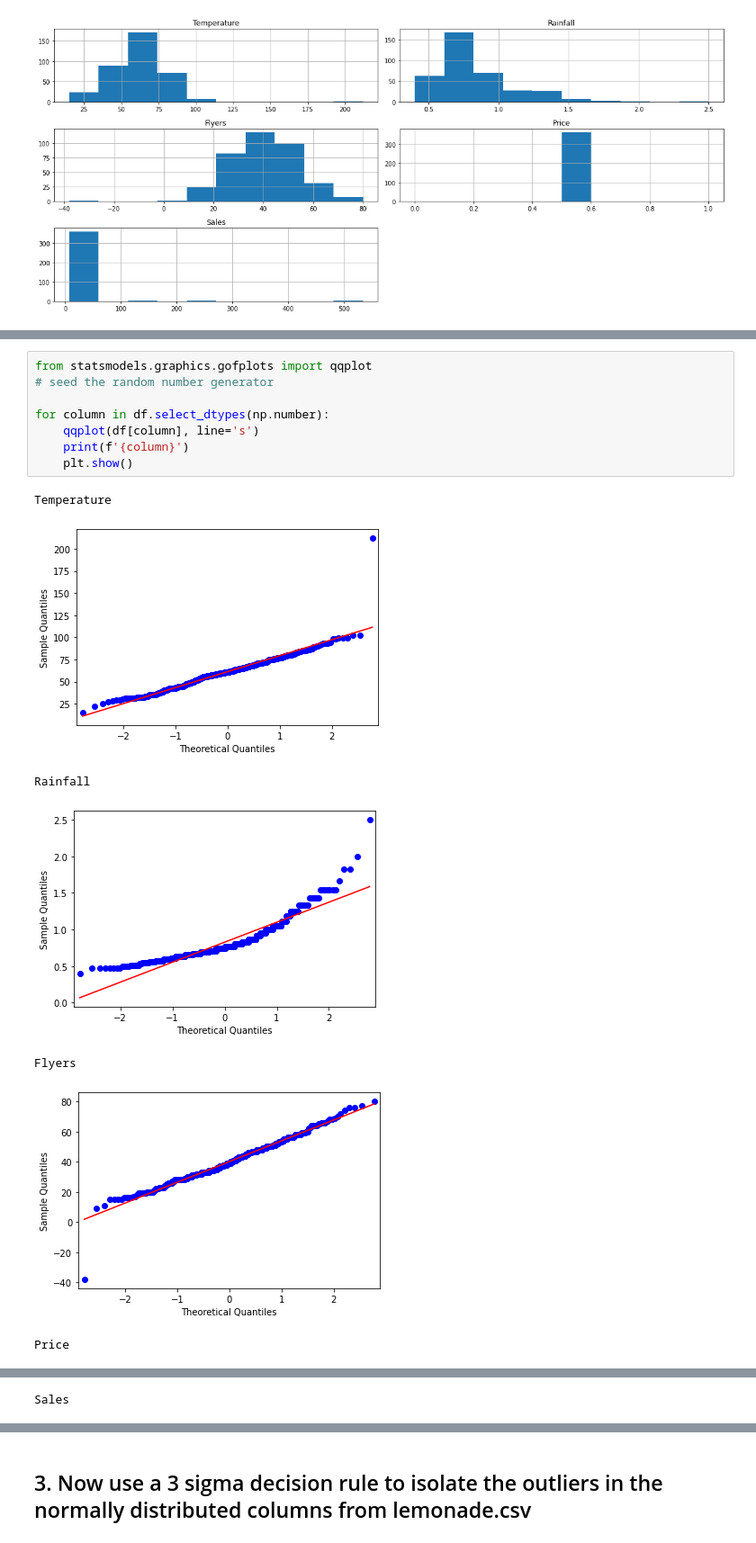
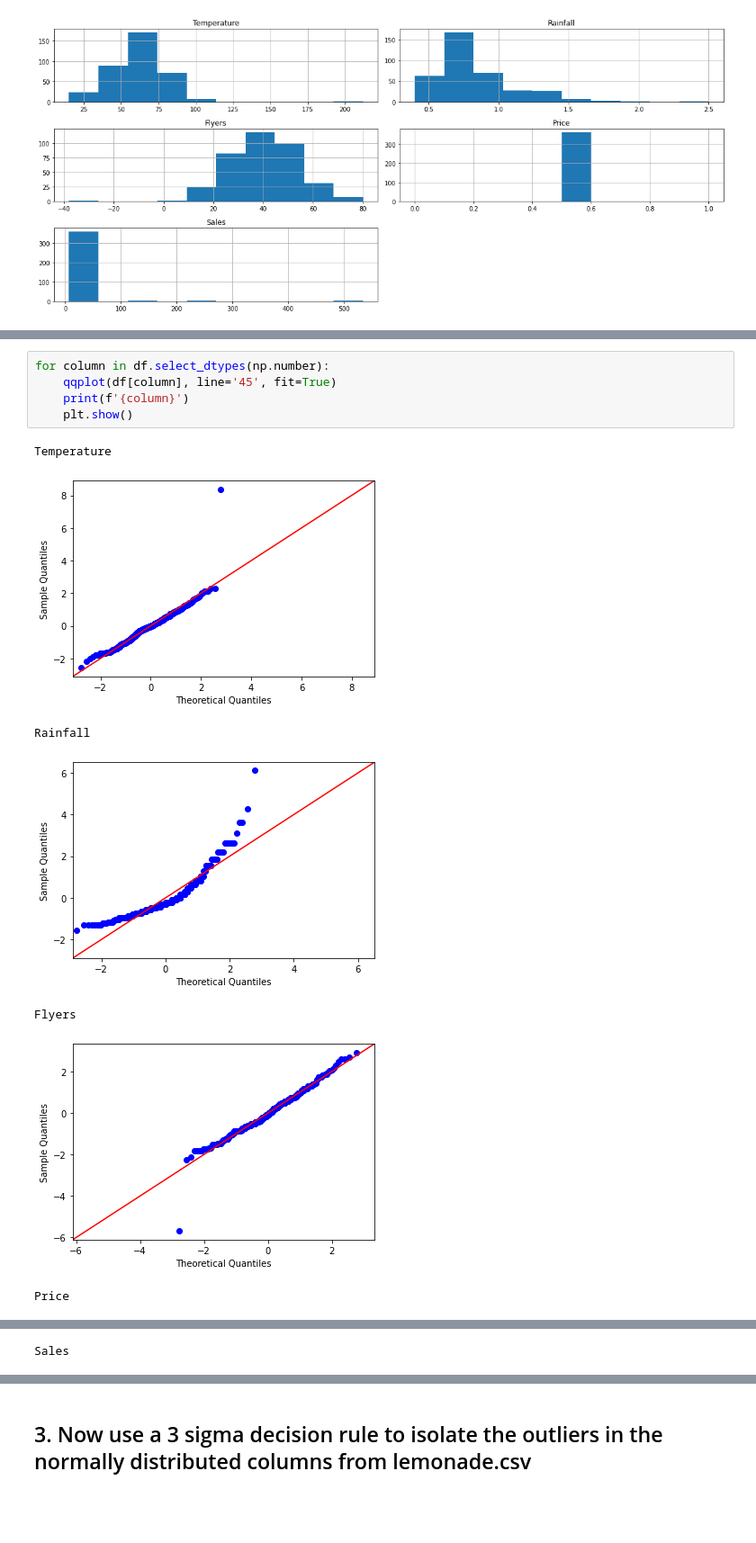
Before and after one commit to Promeos/anomaly-detection-exercises, a Jupyter notebook: continuous_probabilistic_methods.ipynb, the cells around one changed output, grey strips where cells are left out. Shown: that part at 90% size. Saved outputs shown, nothing was run; the diff lists cells and outputs as text; blank space fills up the shorter version.

```diff
--- a/continuous_probabilistic_methods.ipynb
+++ b/continuous_probabilistic_methods.ipynb
@@ -308,16 +344,13 @@ plt.tight_layout();
 # %%
-from statsmodels.graphics.gofplots import qqplot
-# seed the random number generator
-
 for column in df.select_dtypes(np.number):
-    qqplot(df[column], line='s')
+    qqplot(df[column], line='45', fit=True)
     print(f'{column}')
     plt.show()
 # %% [output]
 Temperature
-[figure, old version]
+[figure, new version]
 Rainfall
-[figure, old version]
+[figure, new version]
 Flyers
-[figure, old version]
+[figure, new version]
 Price
```
Also changed, not shown: parts of 16 cells of this notebook.
